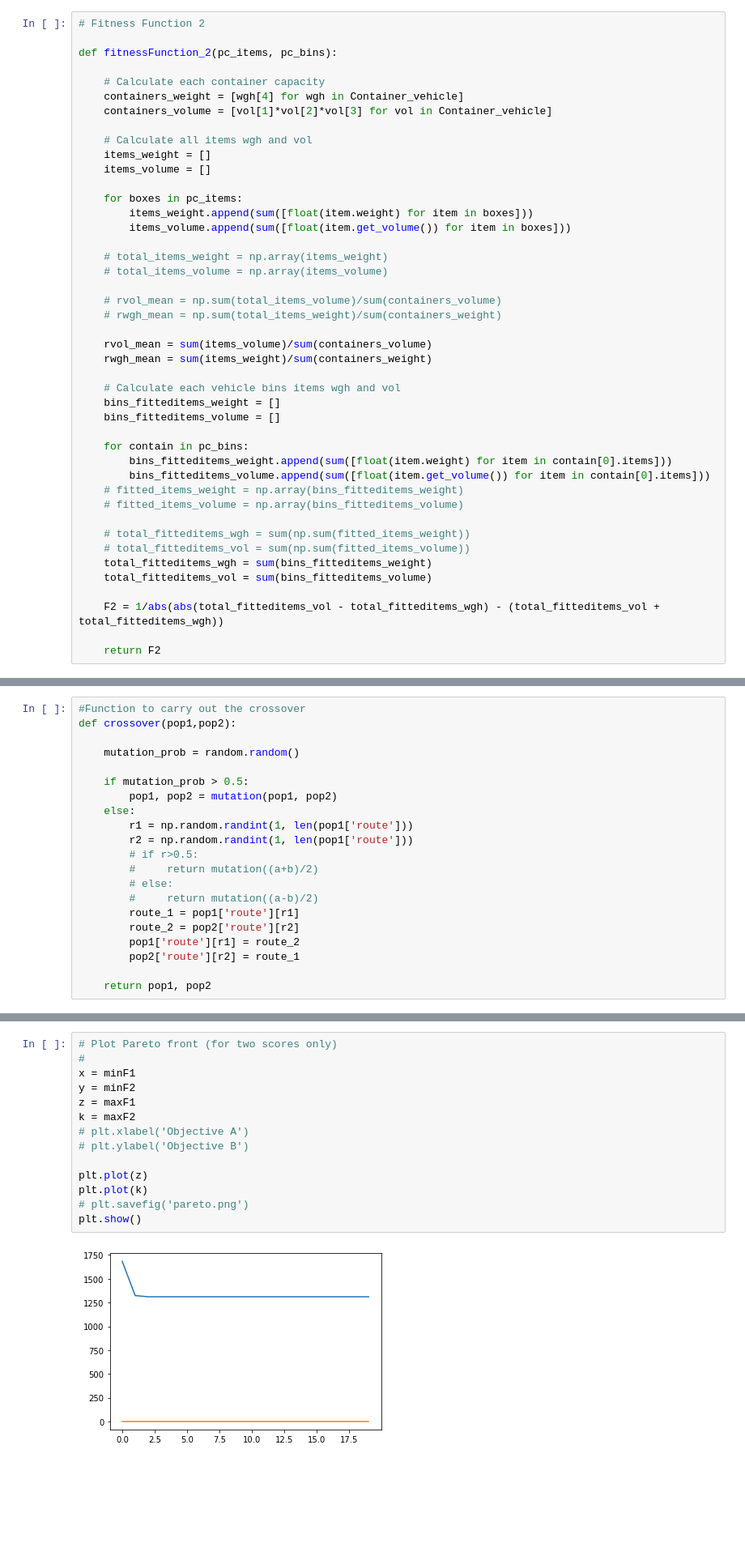
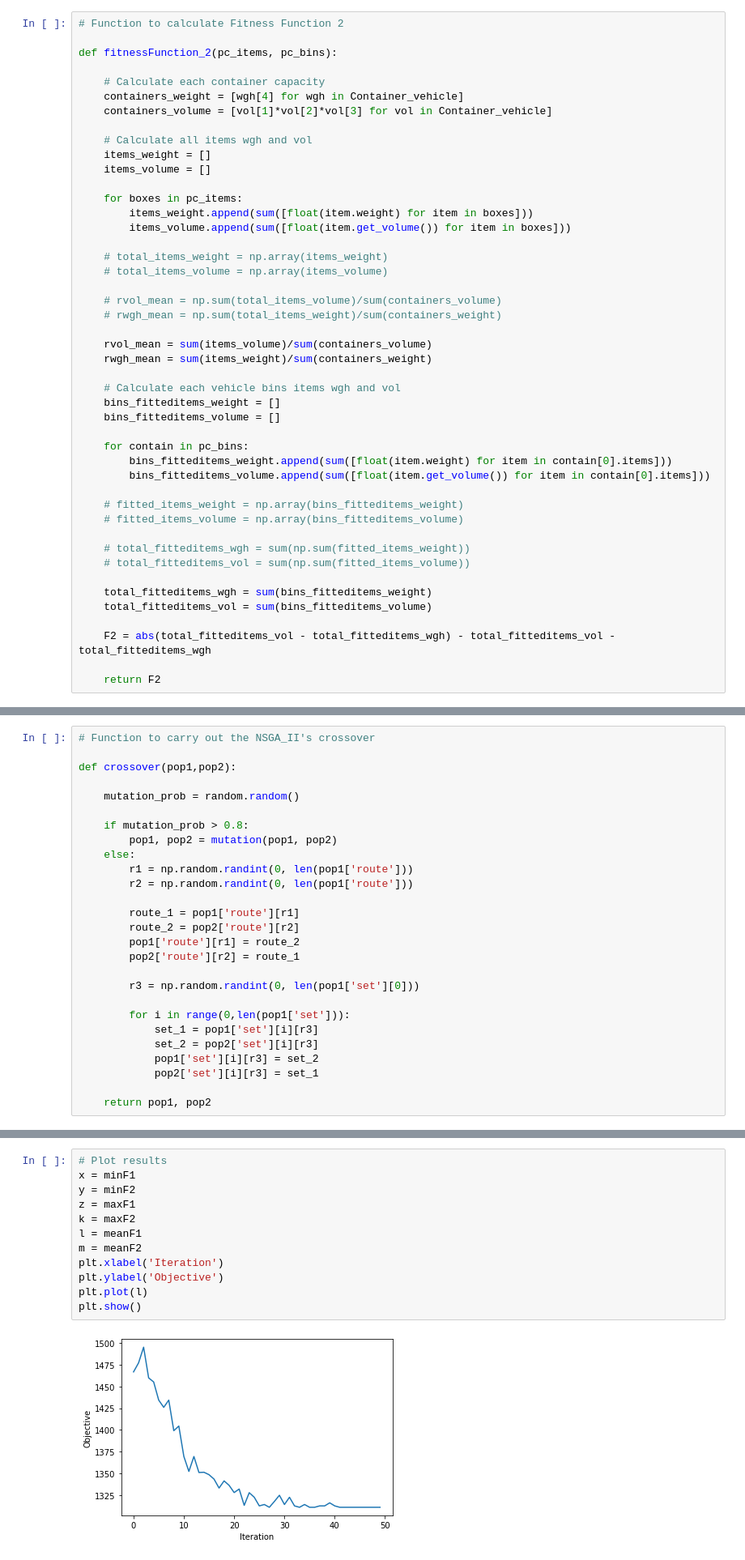
Before and after one commit to selfDiscipline/3L-SDVR, a Jupyter notebook: 3L-SDVR.ipynb, the cells around one changed output, grey strips where cells are left out. Shown: that part at 81% size. Drawn from its saved outputs; the diff is of its cells as text; blank space fills up the shorter version.

```diff
--- a/3L-SDVR.ipynb
+++ b/3L-SDVR.ipynb
@@ -221,5 +186,5 @@ def fitnessFunction_1(pop):
 # %%
-# Fitness Function 2
+# Function to calculate Fitness Function 2
 
 def fitnessFunction_2(pc_items, pc_bins):
 
@@ -251,15 +216,17 @@ def fitnessFunction_2(pc_items, pc_bins):
     for contain in pc_bins:
         bins_fitteditems_weight.append(sum([float(item.weight) for item in contain[0].items]))
         bins_fitteditems_volume.append(sum([float(item.get_volume()) for item in contain[0].items]))
+
     # fitted_items_weight = np.array(bins_fitteditems_weight)
     # fitted_items_volume = np.array(bins_fitteditems_volume)
 
     # total_fitteditems_wgh = sum(np.sum(fitted_items_weight))
     # total_fitteditems_vol = sum(np.sum(fitted_items_volume))
+
     total_fitteditems_wgh = sum(bins_fitteditems_weight)
     total_fitteditems_vol = sum(bins_fitteditems_volume)
 
-    F2 = 1/abs(abs(total_fitteditems_vol - total_fitteditems_wgh) - (total_fitteditems_vol + total_fitteditems_wgh))
+    F2 = abs(total_fitteditems_vol - total_fitteditems_wgh) - total_fitteditems_vol - total_fitteditems_wgh
 
     return F2
 # %%
@@ -330,23 +313,29 @@ def fast_non_dominated_sort(values1, values2):
     return front
 # %%
-#Function to carry out the crossover
+# Function to carry out the NSGA_II's crossover
+
 def crossover(pop1,pop2):
 
     mutation_prob = random.random()
 
-    if mutation_prob > 0.5:
+    if mutation_prob > 0.8:
         pop1, pop2 = mutation(pop1, pop2)
     else:
-        r1 = np.random.randint(1, len(pop1['route']))
-        r2 = np.random.randint(1, len(pop1['route']))
-        # if r>0.5:
-        #     return mutation((a+b)/2)
-        # else:
-        #     return mutation((a-b)/2)
+        r1 = np.random.randint(0, len(pop1['route']))
+        r2 = np.random.randint(0, len(pop1['route']))
+
         route_1 = pop1['route'][r1]
         route_2 = pop2['route'][r2]
         pop1['route'][r1] = route_2
         pop2['route'][r2] = route_1
 
+        r3 = np.random.randint(0, len(pop1['set'][0]))
+
+        for i in range(0,len(pop1['set'])):
+            set_1 = pop1['set'][i][r3]
+            set_2 = pop2['set'][i][r3]
+            pop1['set'][i][r3] = set_2
+            pop2['set'][i][r3] = set_1
+
     return pop1, pop2
 # %%
@@ -600,16 +595,14 @@ while(gen_no<max_gen):
 # %%
-# Plot Pareto front (for two scores only)
-#
+# Plot results
 x = minF1
 y = minF2
 z = maxF1
 k = maxF2
-# plt.xlabel('Objective A')
-# plt.ylabel('Objective B')
-
-plt.plot(z)
-plt.plot(k)
-# plt.savefig('pareto.png')
+l = meanF1
+m = meanF2
+plt.xlabel('Iteration')
+plt.ylabel('Objective')
+plt.plot(l)
 plt.show()
 # %% [output]
-[figure, old version]
+[figure, new version]
```
Also changed, not shown: parts of 15 cells of this notebook.
